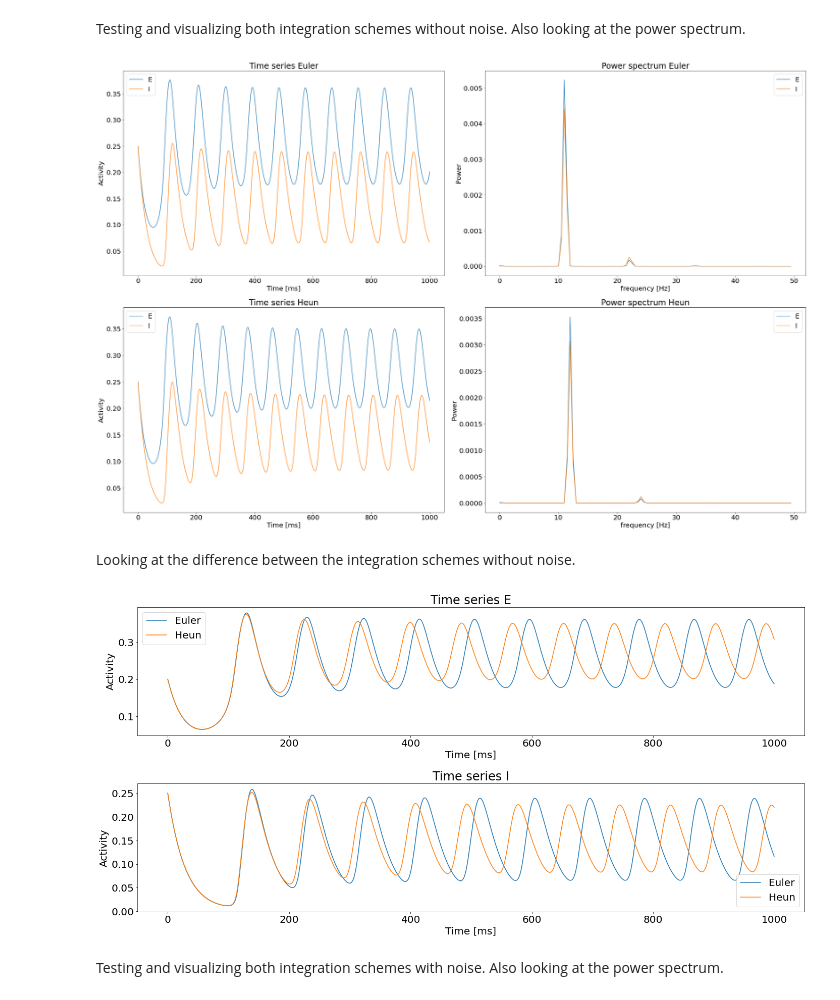
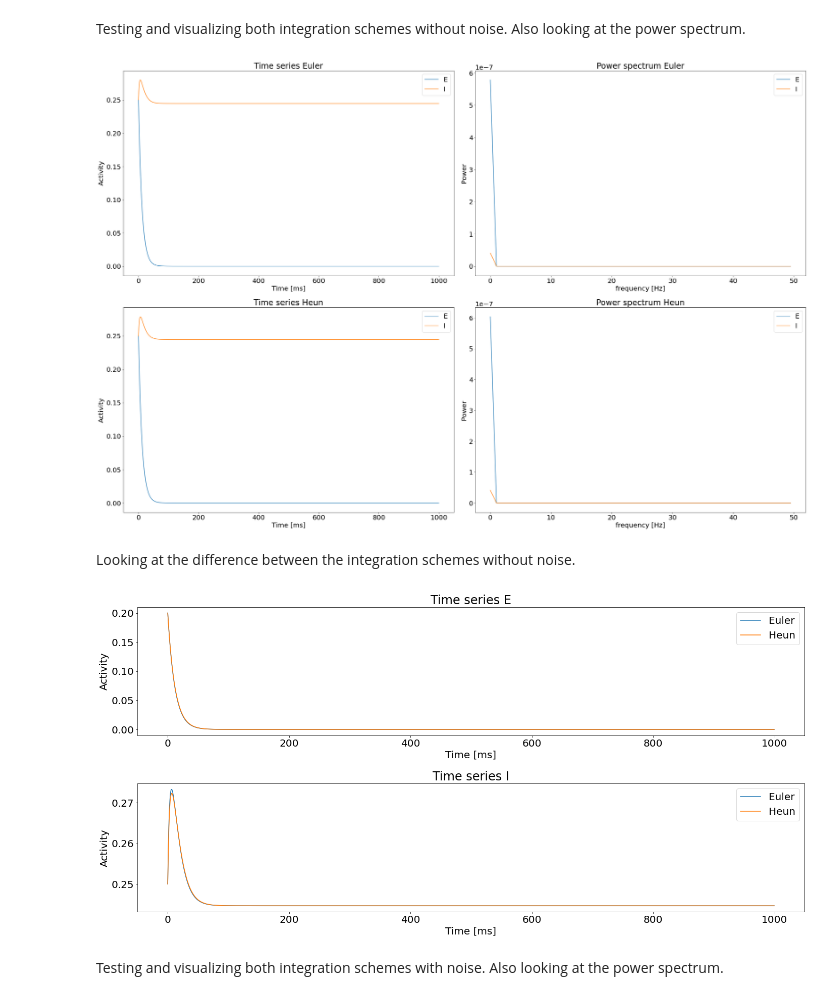
Before and after one commit to NeuroLife77/WC, a Jupyter notebook: wc.ipynb, the cells around one changed output. Cells and saved outputs as stored; diff of their text form; code cells hidden in the pictures.

```diff
--- a/wc.ipynb
+++ b/wc.ipynb
@@ -154,10 +155,11 @@ parameters_alpha_peak = np.array([1.6000e+01, 1.2000e+01, 1.5000e+01, 3.0000e+00
         1.3000e+00, 4.0000e+00, 1.0000e+00, 0.0000e+00, 2.0000e+00, 3.7000e+00,
         1.0000e+00, 0.0000e+00, 1.0000e+00, 1.0000e+00, 1.0000e+00, 1.0000e+00,
         1.500e+00, 0.0000e+00, 1.0000e+00, 1.0000e+00,5.0000e-07,5.0000e-07])
+parameter_samples = sample_uniform_within_range(1500)
 # %% [markdown]
 Testing and visualizing both integration schemes without noise. Also looking at the power spectrum.
 # %%
-parameters = np.array([parameters_alpha_peak,parameters_original])
+parameters = parameter_samples[:2]#np.array([parameters_alpha_peak,parameters_original])
 dt = 0.5
 
 # Simulate
@@ -181,34 +183,34 @@ plt.plot(f[:100],psd[:100], label = "E")
 f , psd = sgl.welch(time_series_I[:,0],fs=(1000/dt), nperseg=2000/dt)
 plt.plot(f[:100],psd[:100], label = "I")
 plt.xlabel('frequency [Hz]')
 plt.ylabel('Power')
 plt.title('Power spectrum Euler')
 plt.legend()
 
 time_series_E, time_series_I = simulate_heun(parameters,length = 6.0, dt=dt, num_sim = parameters.shape[0])
 
 # Timeseries
 ax = plt.subplot(2,2,3)
 ax.plot(t,time_series_E[:int(1000/dt),0], label = "E")
 ax.plot(t,time_series_I[:int(1000/dt),0], label = "I")
 plt.xlabel('Time [ms]')
 plt.ylabel('Activity')
 plt.title('Time series Heun')
 plt.legend()
 # PSD
 ax = plt.subplot(2,2,4)
 f , psd = sgl.welch(time_series_E[:,0],fs=(1000/dt), nperseg=2000/dt)
 plt.plot(f[:100],psd[:100], label = "E")
 f , psd = sgl.welch(time_series_I[:,0],fs=(1000/dt), nperseg=2000/dt)
 plt.plot(f[:100],psd[:100], label = "I")
 plt.xlabel('frequency [Hz]')
 plt.ylabel('Power')
 plt.title('Power spectrum Heun')
 plt.legend()
 plt.tight_layout()
 plt.show()
 # %% [output]
-[figure, old version]
+[figure, new version]
 # %% [markdown]
 Looking at the difference between the integration schemes without noise.
 # %%
@@ -238,7 +240,7 @@ plt.legend()
 plt.tight_layout()
 plt.show()
 # %% [output]
-[figure, old version]
+[figure, new version]
 # %% [markdown]
 Testing and visualizing both integration schemes with noise. Also looking at the power spectrum.
 # %%
```
Also changed, not shown: parts of 3 cells of this notebook, 4 other files.
